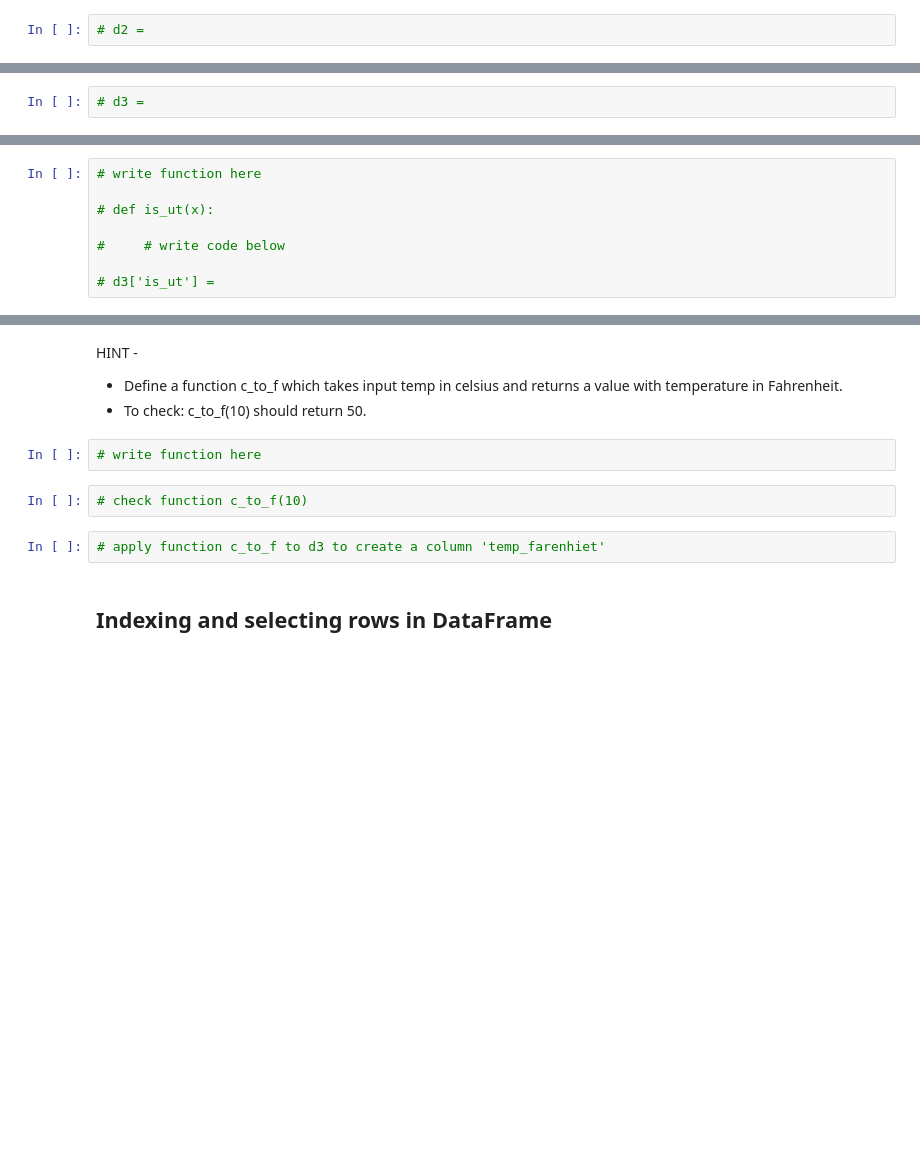
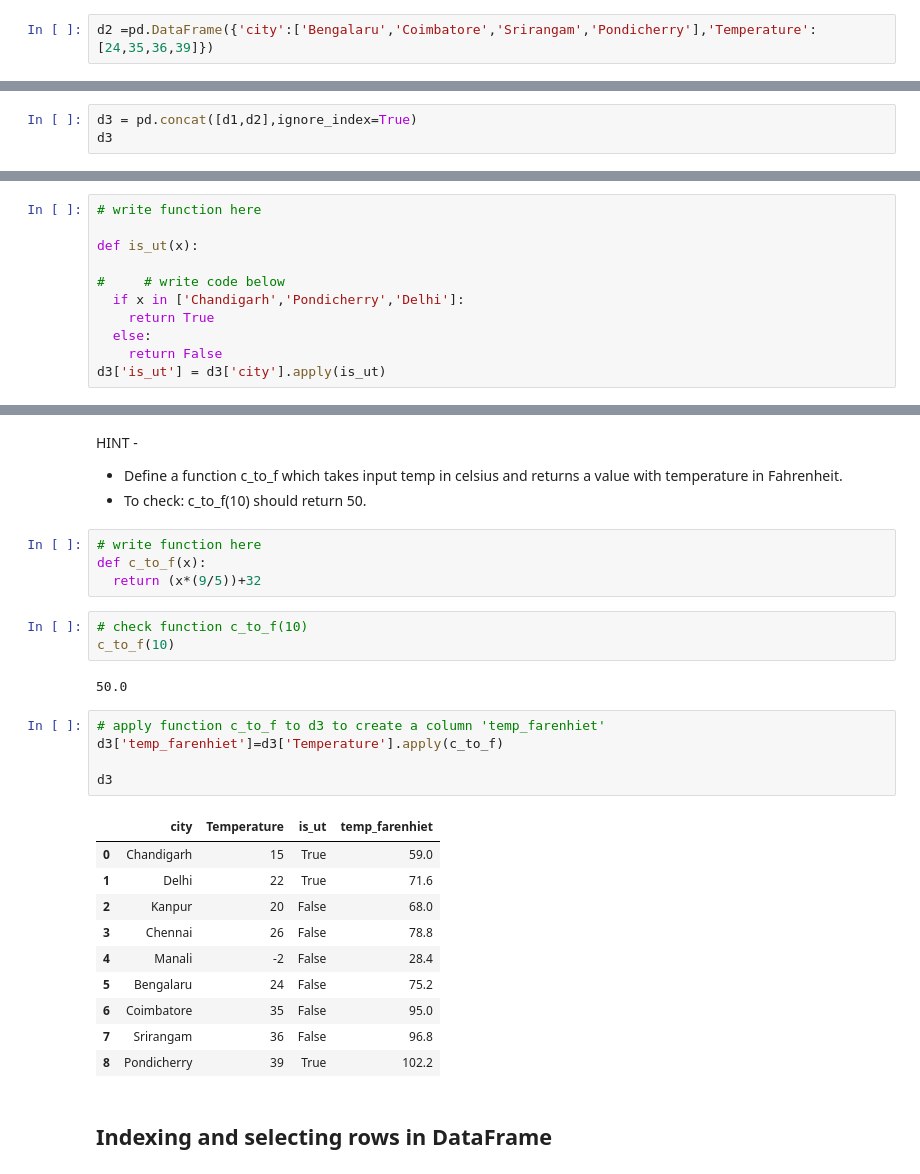
Before and after one commit to Alekhya-Popuri7/Unified-Mentor, a Jupyter notebook: Pandas Assignment Day 10.ipynb, the cells around one changed output, grey strips where cells are left out. Saved outputs shown, nothing was run; the diff lists cells and outputs as text; blank space fills up the shorter version.

```diff
--- a/Pandas Assignment Day 10.ipynb
+++ b/Pandas Assignment Day 10.ipynb
@@ -101,6 +248,6 @@ Create another datafeame 'd2' where the columns are <br>
 'city' - ['Bengalaru','Coimbatore','Srirangam','Pondicherry'] <br>
 'Temperature' - [24,35,36,39]
 # %%
-# d2 =
+d2 =pd.DataFrame({'city':['Bengalaru','Coimbatore','Srirangam','Pondicherry'],'Temperature':[24,35,36,39]})
 # %% [markdown]
 print the shape of this dataframe
@@ -107,4 +258,5 @@ print the shape of this dataframe
 # %% [markdown]
 merge the two dataframes together, save it in a new dataframe named 'd3'
 # %%
-# d3 =
+d3 = pd.concat([d1,d2],ignore_index=True)
+d3
@@ -121,10 +298,13 @@ We need to create another column in d3, which contains  a boolean value for each
 # %%
 # write function here
 
-# def is_ut(x):
+def is_ut(x):
 
 #     # write code below
-
-# d3['is_ut'] =
+  if x in ['Chandigarh','Pondicherry','Delhi']:
+    return True
+  else:
+    return False
+d3['is_ut'] = d3['city'].apply(is_ut)
 # %%
 # print d3
@@ -136,10 +328,29 @@ HINT -
 - To check: c_to_f(10) should return 50.
 # %%
 # write function here
+def c_to_f(x):
+  return (x*(9/5))+32
 # %%
 # check function c_to_f(10)
+c_to_f(10)
+# %% [output]
+50.0
 # %%
 # apply function c_to_f to d3 to create a column 'temp_farenhiet'
+d3['temp_farenhiet']=d3['Temperature'].apply(c_to_f)
+
+d3
+# %% [output]
+|  | city | Temperature | is_ut | temp_farenhiet |
+| 0 | Chandigarh | 15 | True | 59.0 |
+| 1 | Delhi | 22 | True | 71.6 |
+| 2 | Kanpur | 20 | False | 68.0 |
+| 3 | Chennai | 26 | False | 78.8 |
+| 4 | Manali | -2 | False | 28.4 |
+| 5 | Bengalaru | 24 | False | 75.2 |
+| 6 | Coimbatore | 35 | False | 95.0 |
+| 7 | Srirangam | 36 | False | 96.8 |
+| 8 | Pondicherry | 39 | True | 102.2 |
 # %% [markdown]
 ## Indexing and selecting rows in DataFrame
 # %% [markdown]
```
Also changed, not shown: parts of 45 cells of this notebook.
